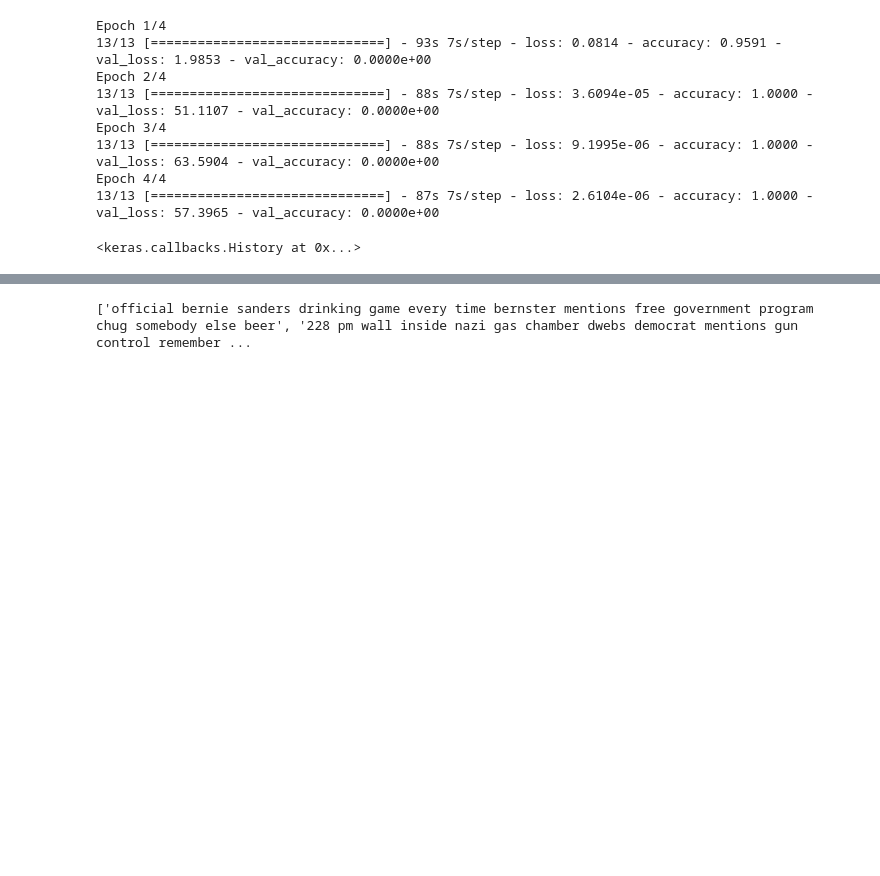
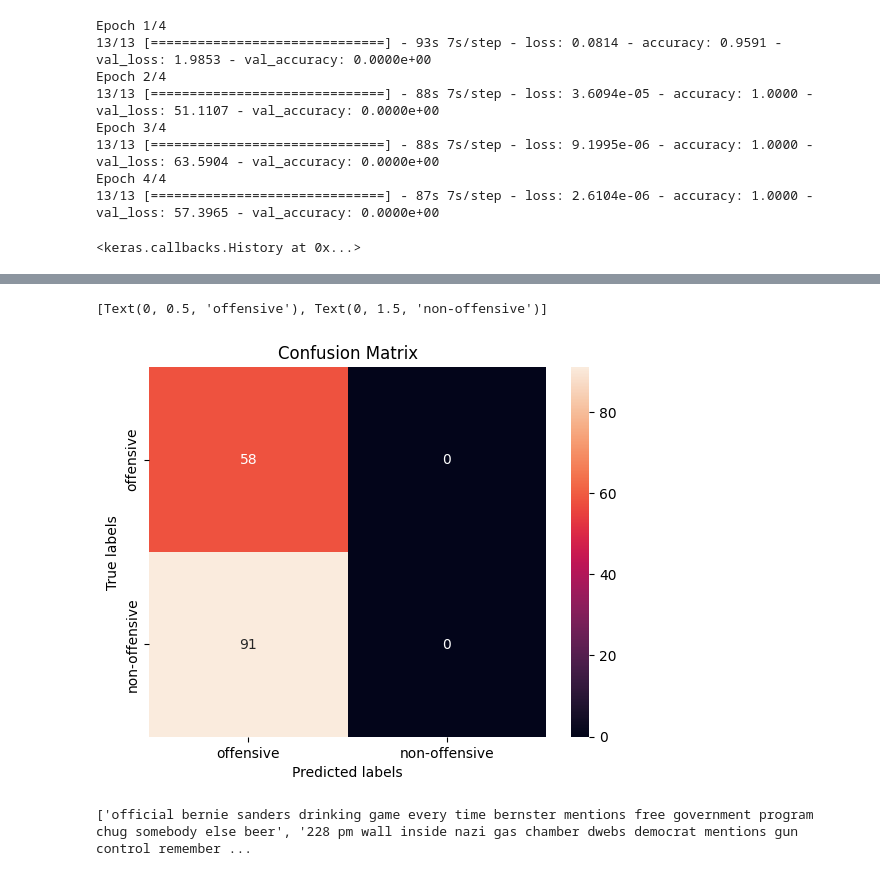
Before and after one commit to jasrajsehmbey/MultiOff, a Jupyter notebook: Final_Model.ipynb, the cells around one changed output, grey strips where cells are left out. Cells and saved outputs as stored; diff of their text form; code cells hidden in the pictures; blank space fills up the shorter version.

Commit message:
test model added

```diff
--- a/Final_Model.ipynb
+++ b/Final_Model.ipynb
@@ -330,3 +346,21 @@ img_model = load_model('image_model_1.00ac.h5')
+# %%
+y_pred_com = (img_model.predict_generator(img_gen_test,steps = 149))
+y_pred_com = np.round(list(itertools.chain(*y_pred_com)))
+# Defining true labels
+y_true = y_test.values
+import seaborn as sns
+labels = [1,0]
+cm = confusion_matrix(y_true, y_pred_com, labels = labels)
+ax= plt.subplot()
+sns.heatmap(cm, annot=True, ax = ax); #annot=True to annotate cells
+
+# labels, title and ticks
+ax.set_xlabel('Predicted labels');ax.set_ylabel('True labels');
+ax.set_title('Confusion Matrix');
+ax.xaxis.set_ticklabels(['offensive', 'non-offensive']); ax.yaxis.set_ticklabels(['offensive', 'non-offensive'])
+# %% [output]
+[Text(0, 0.5, 'offensive'), Text(0, 1.5, 'non-offensive')]
+[figure, added]
 # %%
 maxlen = 512
 # %%
```
Also changed, not shown: parts of 10 cells of this notebook, 2 other files.
